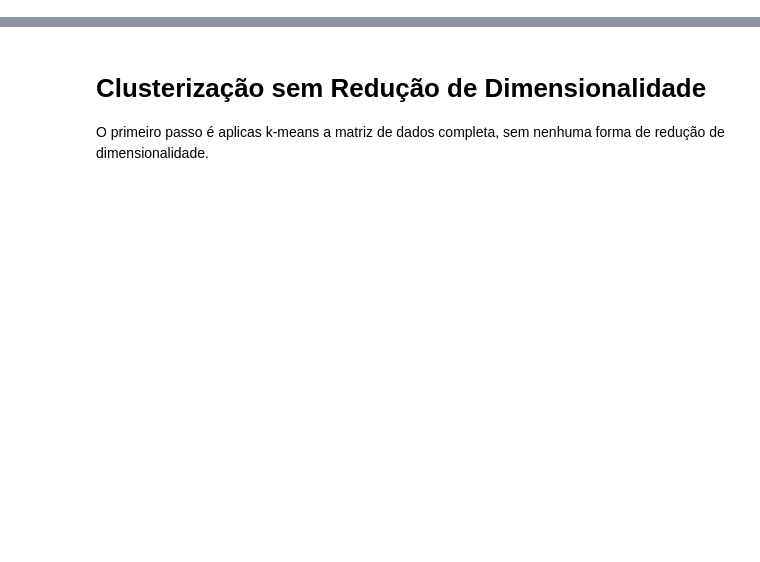
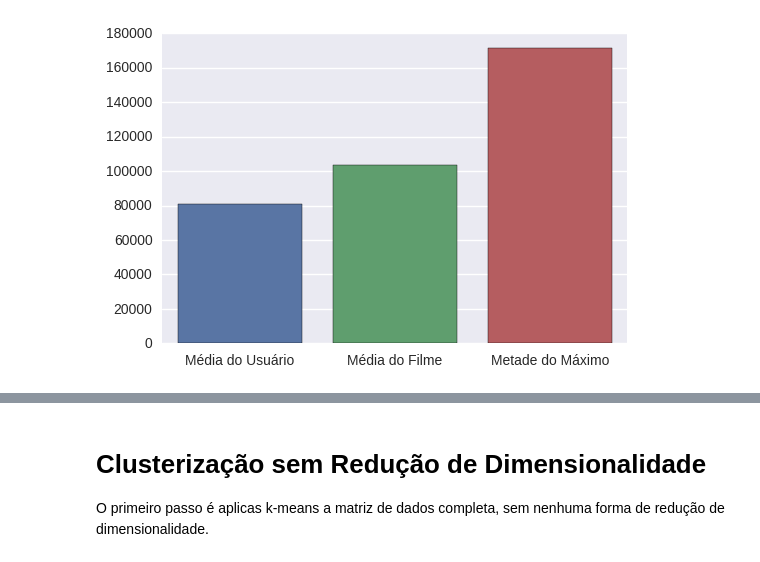
Before and after one commit to condereis/data-mining, a Jupyter notebook: notebooks/MovieLensCluestering.ipynb, the cells around one changed output, grey strips where cells are left out. Saved outputs shown, nothing was run; the diff lists cells and outputs as text; code cells hidden in the pictures; blank space fills up the shorter version.

```diff
--- a/notebooks/MovieLensCluestering.ipynb
+++ b/notebooks/MovieLensCluestering.ipynb
@@ -45,17 +63,3 @@ ratings_df = pd.DataFrame(
 
 for index, row in raw_data.iterrows():
     ratings_df.set_value(row.userId, row.movieId, row.rating)
-# %%
-ratings_df = ratings_df.T
-print ratings_df.shape
-i=0
-for index, row in ratings_df.iterrows():
-    row_null = True
-    for obj in row:
-        if obj:
-            row_null = False
-    if row_null:
-        i+=1
-
-
-i
@@ -99,0 +86,23 @@ print kmeans.score(fill_by_rows.transpose())
+# %%
+score=[]
+method=[]
+kmeans = KMeans(n_clusters=15, init='k-means++', n_init=10,
+                n_jobs=-1)
+
+# Substitui NaNs pela média das notas do usuário
+fill_by_user = ratings_df.fillna(ratings_df.mean())
+score.append(-kmeans.fit(fill_by_user).score(fill_by_user))
+method.append(u'Média do Usuário')
+
+# Substitui NaNs pela média das notas do filme
+fill_by_movie = ratings_df.T.fillna(ratings_df.T.mean()).T
+score.append(-kmeans.fit(fill_by_movie).score(fill_by_movie))
+method.append(u'Média do Filme')
+
+# Substitui NaNs por 2.5
+fill_by_mean = ratings_df.fillna(2.5)
+score.append(-kmeans.fit(fill_by_mean).score(fill_by_mean))
+method.append(u'Metade do Máximo')
+sns.barplot(method, score);
+# %% [output]
+[figure, added]
```
Also changed, not shown: parts of 86 cells of this notebook.
